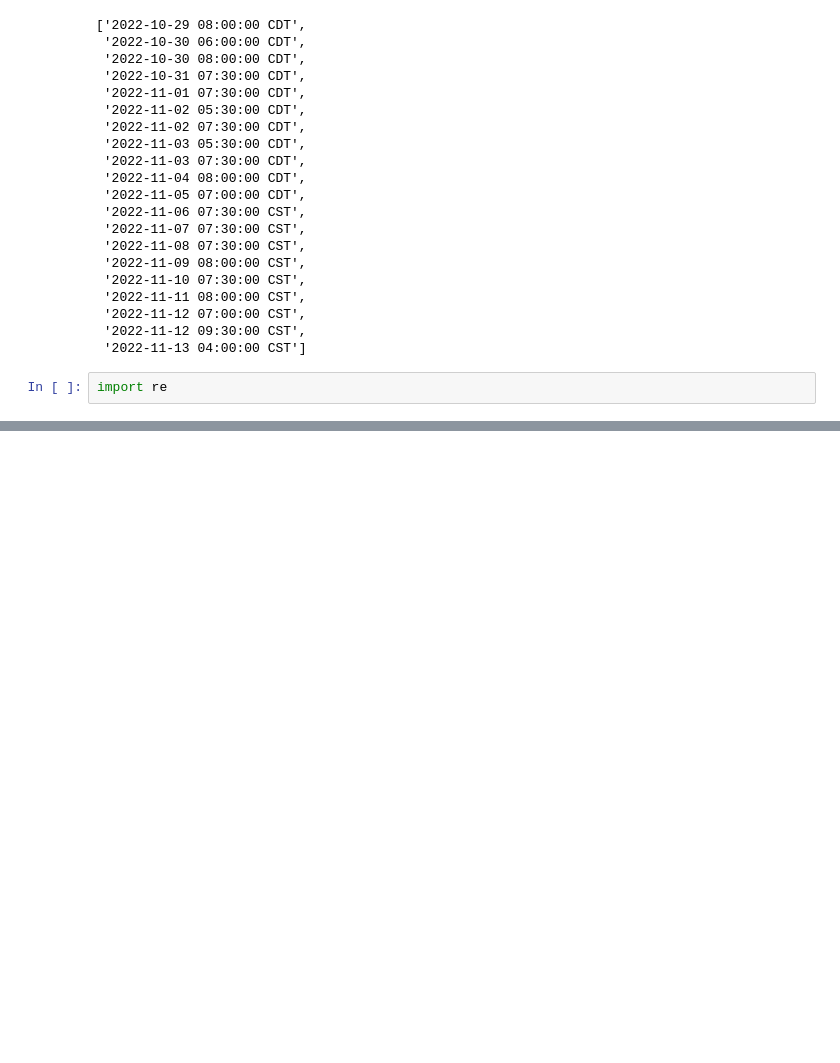
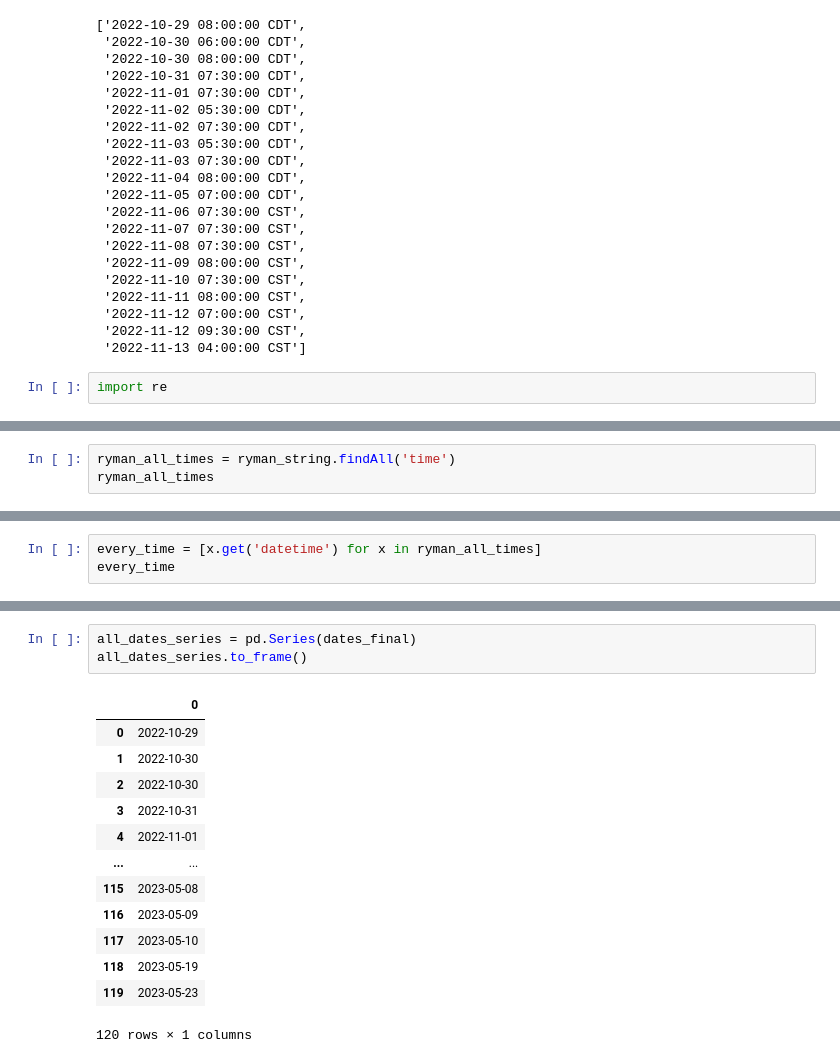
Before and after one commit to NSS-Data-Analytics-Cohort-7/web-scraping-ryman-PrestonSpencer, a Jupyter notebook: notebook/webscraping_ryman.ipynb, the cells around one changed output, grey strips where cells are left out. Drawn from its saved outputs; the diff is of its cells as text; blank space fills up the shorter version.

```diff
--- a/notebook/webscraping_ryman.ipynb
+++ b/notebook/webscraping_ryman.ipynb
@@ -386,0 +485,3 @@ final_ryman_df
+# %%
+ryman_all_times = ryman_string.findAll('time')
+ryman_all_times
@@ -386,0 +506,3 @@ final_ryman_df
+# %%
+every_time = [x.get('datetime') for x in ryman_all_times]
+every_time
@@ -386,0 +594,17 @@ final_ryman_df
+# %%
+all_dates_series = pd.Series(dates_final)
+all_dates_series.to_frame()
+# %% [output]
+|  | 0 |
+| 0 | 2022-10-29 |
+| 1 | 2022-10-30 |
+| 2 | 2022-10-30 |
+| 3 | 2022-10-31 |
+| 4 | 2022-11-01 |
+| ... | ... |
+| 115 | 2023-05-08 |
+| 116 | 2023-05-09 |
+| 117 | 2023-05-10 |
+| 118 | 2023-05-19 |
+| 119 | 2023-05-23 |
+120 rows × 1 columns
```
Also changed, not shown: parts of 42 cells of this notebook.
